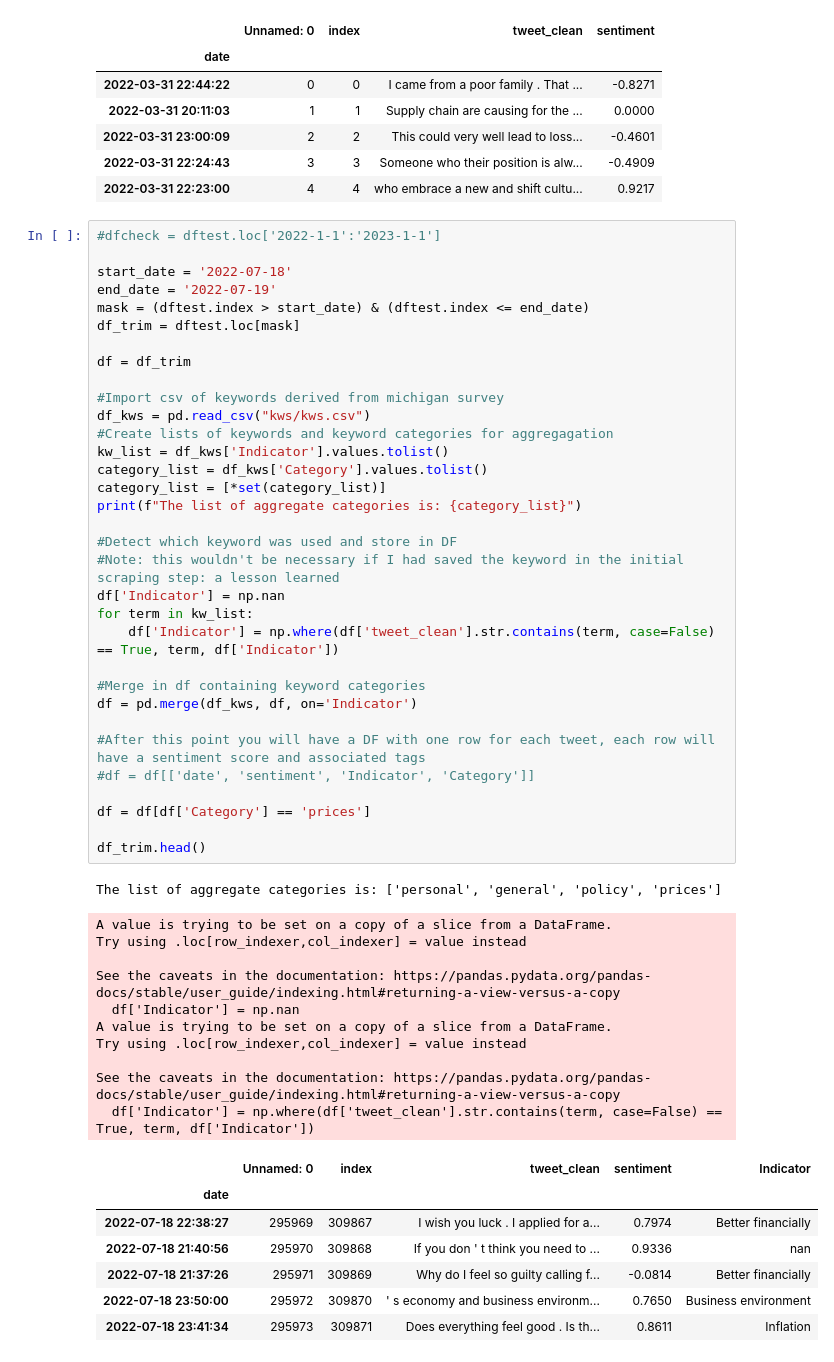
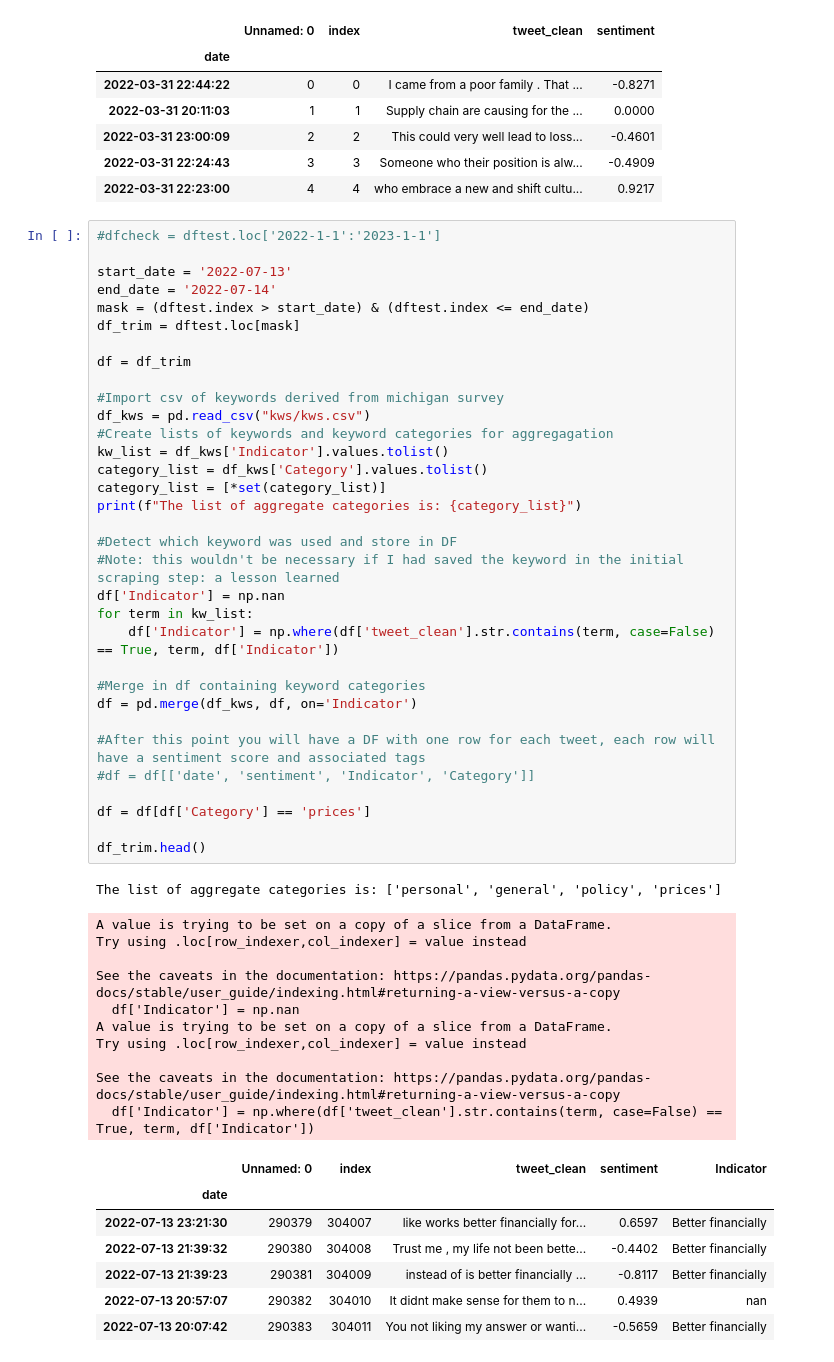
Before and after one commit to willcrossb/RT_sentiment, a Jupyter notebook: APR_analysis.ipynb, the cells around one changed output. Saved outputs shown, nothing was run; the diff lists cells and outputs as text.

```diff
--- a/APR_analysis.ipynb
+++ b/APR_analysis.ipynb
@@ -134,8 +133,8 @@ dftest.head()
 # %%
 #dfcheck = dftest.loc['2022-1-1':'2023-1-1']
 
-start_date = '2022-07-18'
-end_date = '2022-07-19'
+start_date = '2022-07-13'
+end_date = '2022-07-14'
 mask = (dftest.index > start_date) & (dftest.index <= end_date)
 df_trim = dftest.loc[mask]
 
@@ -151,35 +150,35 @@ print(f"The list of aggregate categories is: {category_list}")
 
 #Detect which keyword was used and store in DF
 #Note: this wouldn't be necessary if I had saved the keyword in the initial scraping step: a lesson learned
 df['Indicator'] = np.nan
 for term in kw_list:
     df['Indicator'] = np.where(df['tweet_clean'].str.contains(term, case=False) == True, term, df['Indicator'])
 
 #Merge in df containing keyword categories
 df = pd.merge(df_kws, df, on='Indicator')
 
 #After this point you will have a DF with one row for each tweet, each row will have a sentiment score and associated tags
 #df = df[['date', 'sentiment', 'Indicator', 'Category']]
 
 df = df[df['Category'] == 'prices']
 
 df_trim.head()
 # %% [output]
 The list of aggregate categories is: ['personal', 'general', 'policy', 'prices']
 A value is trying to be set on a copy of a slice from a DataFrame.
 Try using .loc[row_indexer,col_indexer] = value instead
 
 See the caveats in the documentation: https://pandas.pydata.org/pandas-docs/stable/user_guide/indexing.html#returning-a-view-versus-a-copy
   df['Indicator'] = np.nan
 A value is trying to be set on a copy of a slice from a DataFrame.
 Try using .loc[row_indexer,col_indexer] = value instead
 
 See the caveats in the documentation: https://pandas.pydata.org/pandas-docs/stable/user_guide/indexing.html#returning-a-view-versus-a-copy
   df['Indicator'] = np.where(df['tweet_clean'].str.contains(term, case=False) == True, term, df['Indicator'])
 |  | Unnamed: 0 | index | tweet_clean | sentiment | Indicator |
 | date |  |  |  |  |  |
-| 2022-07-18 22:38:27 | 295969 | 309867 | I wish you luck . I applied for a... | 0.7974 | Better financially |
-| 2022-07-18 21:40:56 | 295970 | 309868 | If you don ' t think you need to ... | 0.9336 | nan |
-| 2022-07-18 21:37:26 | 295971 | 309869 | Why do I feel so guilty calling f... | -0.0814 | Better financially |
-| 2022-07-18 23:50:00 | 295972 | 309870 | ' s economy and business environm... | 0.7650 | Business environment |
-| 2022-07-18 23:41:34 | 295973 | 309871 | Does everything feel good . Is th... | 0.8611 | Inflation |
+| 2022-07-13 23:21:30 | 290379 | 304007 | like works better financially for... | 0.6597 | Better financially |
+| 2022-07-13 21:39:32 | 290380 | 304008 | Trust me , my life not been bette... | -0.4402 | Better financially |
+| 2022-07-13 21:39:23 | 290381 | 304009 | instead of is better financially ... | -0.8117 | Better financially |
+| 2022-07-13 20:57:07 | 290382 | 304010 | It didnt make sense for them to n... | 0.4939 | nan |
+| 2022-07-13 20:07:42 | 290383 | 304011 | You not liking my answer or wanti... | -0.5659 | Better financially |
```
Also changed, not shown: parts of 1 cell of this notebook.
